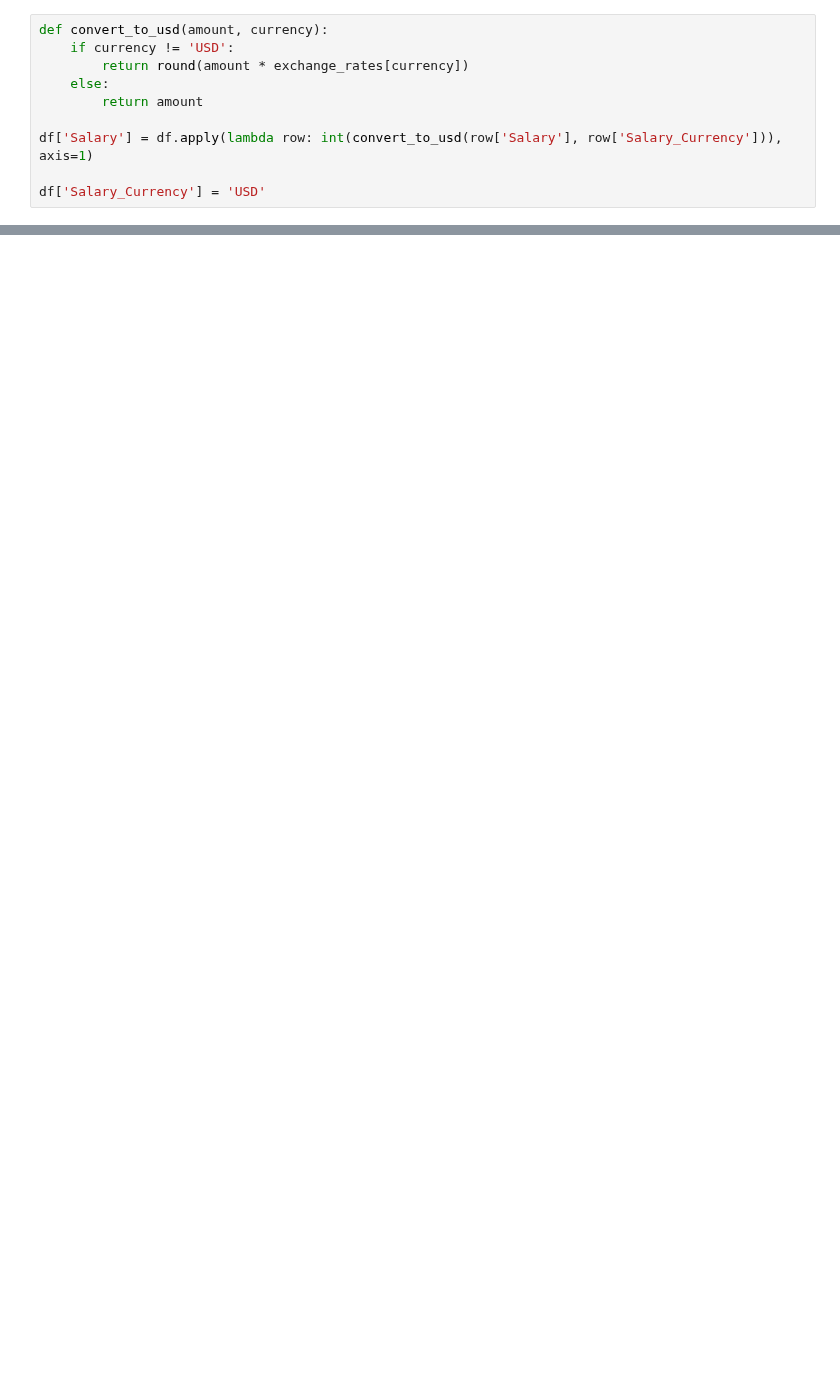
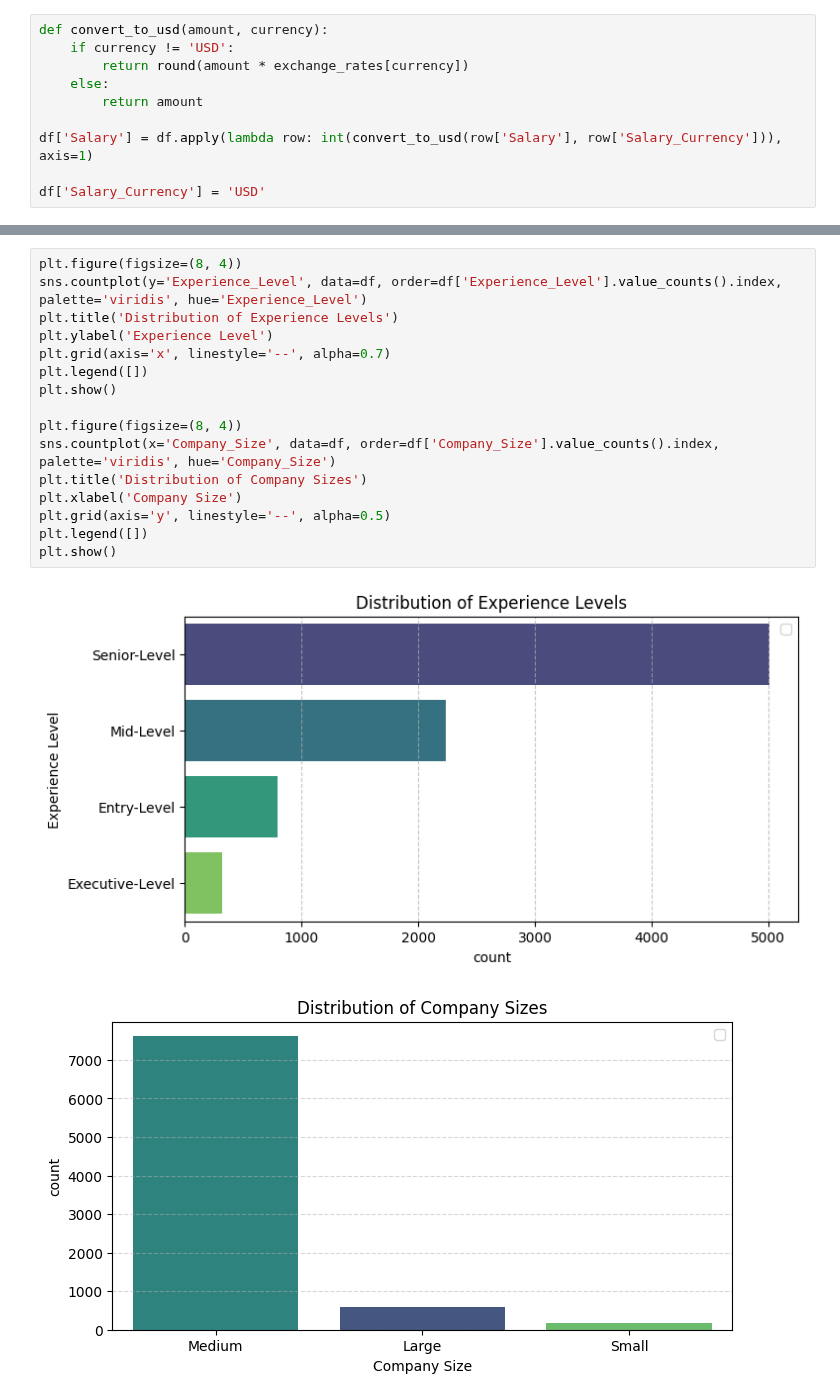
Before and after one commit to tisiphonee/DataS, a Jupyter notebook: CA2/Q2.ipynb, the cells around one changed output, grey strips where cells are left out. Drawn from its saved outputs; the diff is of its cells as text; blank space fills up the shorter version.

```diff
--- a/CA2/Q2.ipynb
+++ b/CA2/Q2.ipynb
@@ -114,0 +196,19 @@ df.to_csv("task2_USD.csv")
+# %%
+plt.figure(figsize=(8, 4))
+sns.countplot(y='Experience_Level', data=df, order=df['Experience_Level'].value_counts().index, palette='viridis', hue='Experience_Level')
+plt.title('Distribution of Experience Levels')
+plt.ylabel('Experience Level')
+plt.grid(axis='x', linestyle='--', alpha=0.7)
+plt.legend([])
+plt.show()
+
+plt.figure(figsize=(8, 4))
+sns.countplot(x='Company_Size', data=df, order=df['Company_Size'].value_counts().index,  palette='viridis', hue='Company_Size')
+plt.title('Distribution of Company Sizes')
+plt.xlabel('Company Size')
+plt.grid(axis='y', linestyle='--', alpha=0.5)
+plt.legend([])
+plt.show()
+# %% [output]
+[figure, added]
+[figure, added]
```
Also changed, not shown: parts of 46 cells of this notebook, 2 other files.
